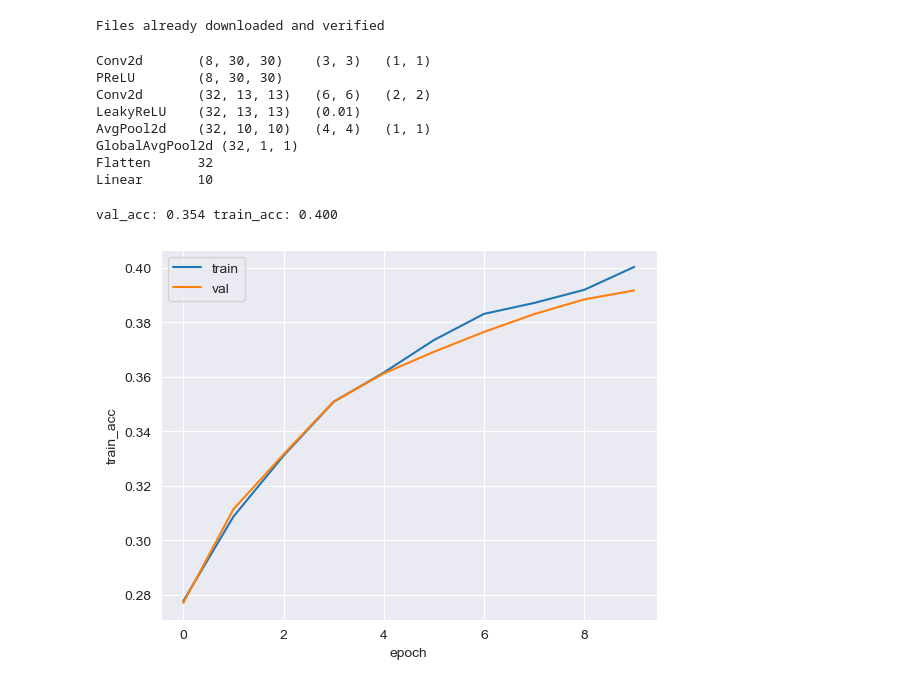
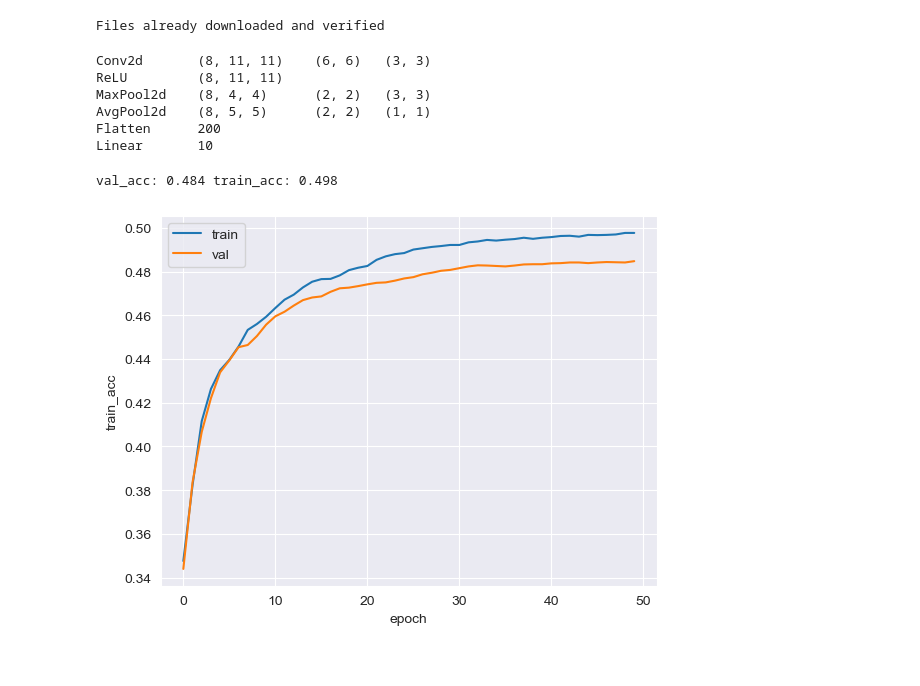
Before and after one commit to alkorolyov/sophius, a Jupyter notebook: notebooks/11_gen_models_new.ipynb, the cells around one changed output. Saved outputs shown, nothing was run; the diff lists cells and outputs as text; code cells hidden in the pictures.

```diff
--- a/notebooks/11_gen_models_new.ipynb
+++ b/notebooks/11_gen_models_new.ipynb
@@ -40,45 +40,43 @@ from sophius.train import train_on_gpu_ex
 model_gen = ConvModelGenerator(
     in_shape=(3, 32, 32),
     out_shape=10,
-    conv_num=3,
+    conv_num=1,
     lin_num=1,
 )
 model_tmpl = model_gen.generate_model_tmpl()
 model = model_tmpl.instantiate_model().type(torch.cuda.FloatTensor)
 print(model_tmpl)
 
 train_params = {
     'val_size': 10000,
     'batch_size': 256,
-    'num_epoch': 5,
+    'num_epoch': 50,
     'random_seed':42,
     'optimizer': 'AdamW',
     'opt_params': {
         'lr': 1e-3,
     },
     'scheduler': 'ExponentialLR',
     'sch_params': {
         'gamma': 0.95,
     },
 }
 
 res = train_on_gpu_ex(
     model=model,
     dataset=cifar_gpu,
     verbose=True,
     **train_params,
 )
 
 sns.lineplot(res, x='epoch', y='train_acc', label='train')
 sns.lineplot(res, x='epoch', y='val_acc', label='val');
 # %% [output]
-Conv2d       (8, 30, 30)    (3, 3)   (1, 1)
-PReLU        (8, 30, 30)
-Conv2d       (32, 13, 13)   (6, 6)   (2, 2)
-LeakyReLU    (32, 13, 13)   (0.01)
-AvgPool2d    (32, 10, 10)   (4, 4)   (1, 1)
-GlobalAvgPool2d (32, 1, 1)
-Flatten      32
+Conv2d       (8, 11, 11)    (6, 6)   (3, 3)
+ReLU         (8, 11, 11)
+MaxPool2d    (8, 4, 4)      (2, 2)   (3, 3)
+AvgPool2d    (8, 5, 5)      (2, 2)   (1, 1)
+Flatten      200
 Linear       10
-val_acc: 0.354 train_acc: 0.400
+val_acc: 0.484 train_acc: 0.498
-[figure, old version]
+[figure, new version]
```
Also changed, not shown: parts of 3 cells of this notebook, 4 other files.
